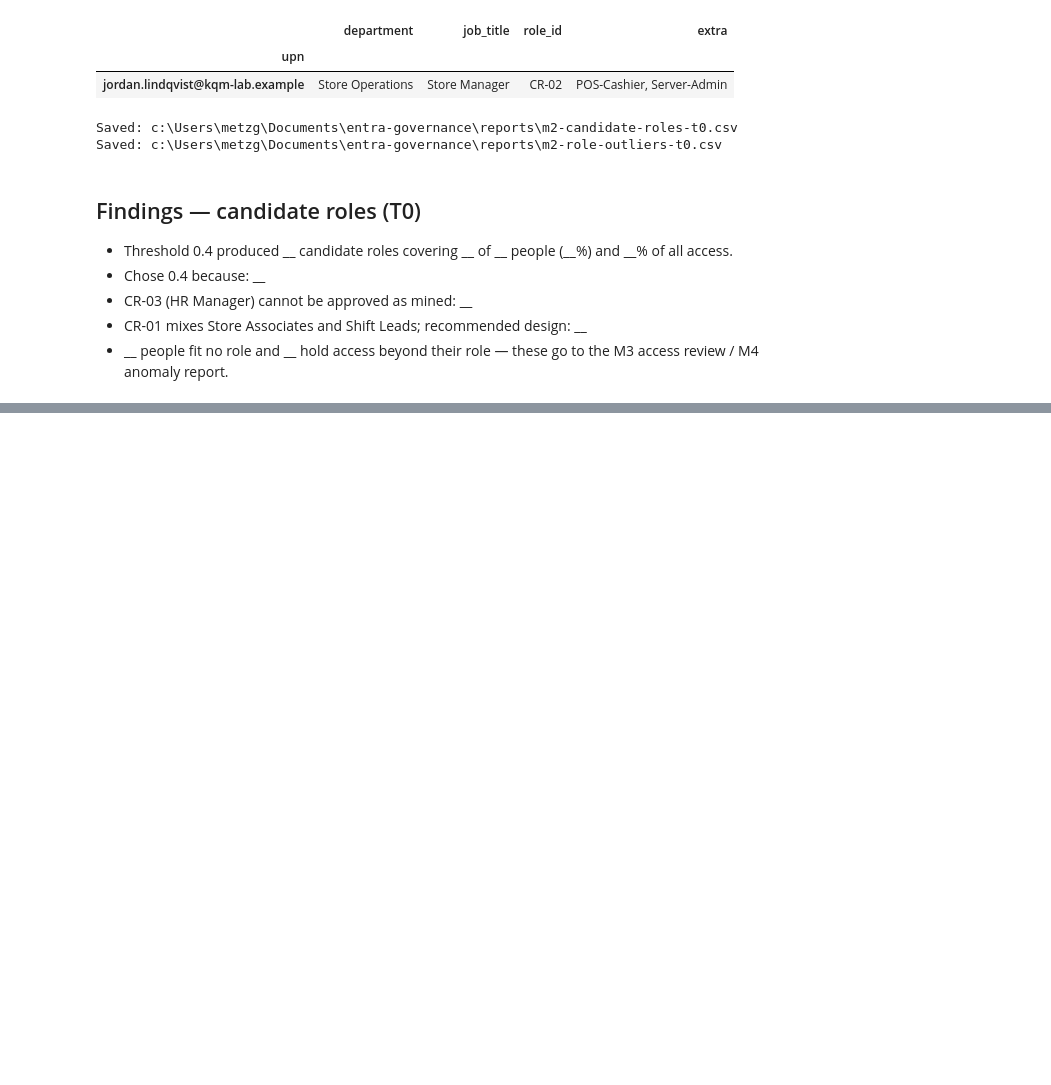
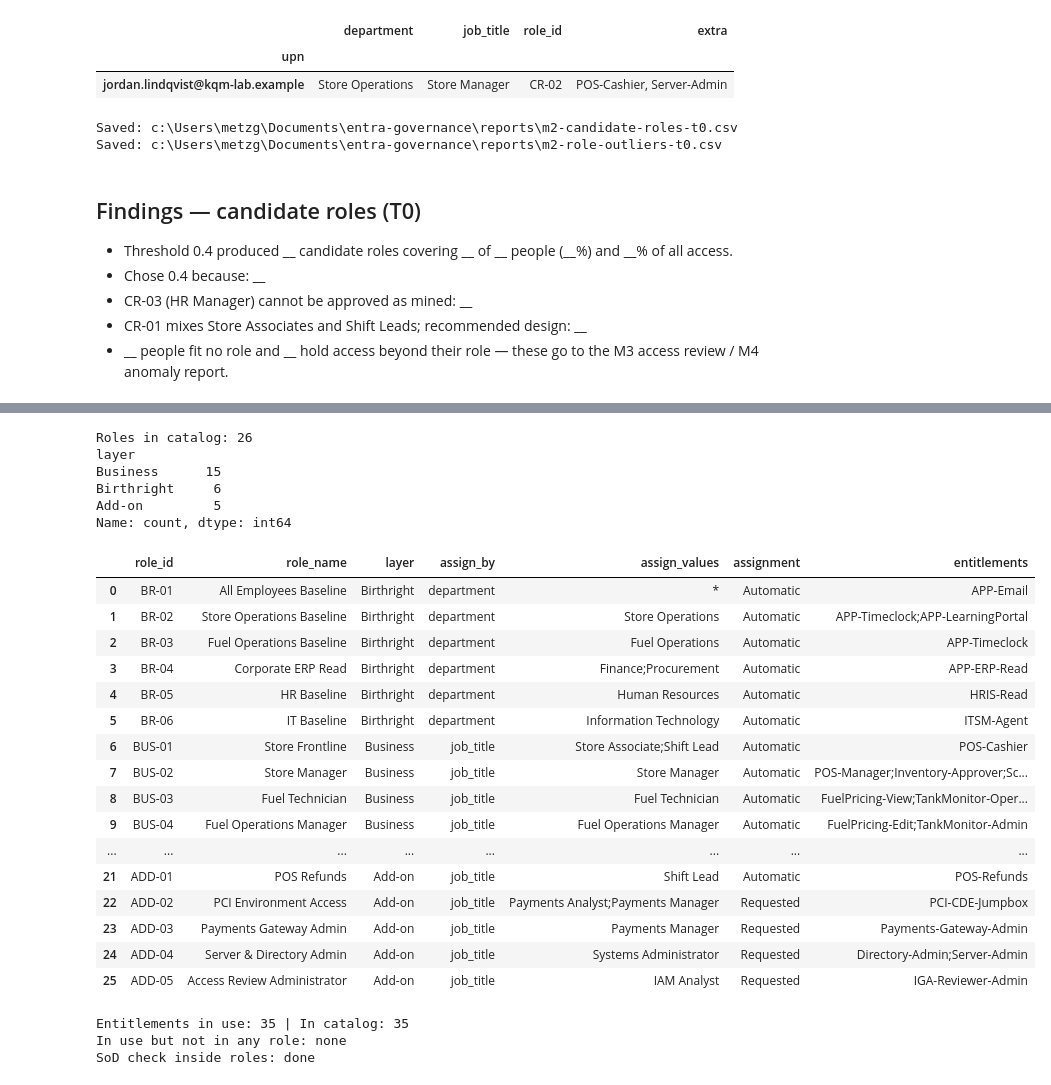
Before and after one commit to Connor-Metzger/entra-governance, a Jupyter notebook: notebooks/role_mining.ipynb, the cells around one changed output, grey strips where cells are left out. Cells and saved outputs as stored; diff of their text form; code cells hidden in the pictures; blank space fills up the shorter version.

Commit message:
M2.3a: layered role catalog tested vs T0 - 86.9% explained, SoD 22 to 0, 83.6% fewer decisions

```diff
--- a/notebooks/role_mining.ipynb
+++ b/notebooks/role_mining.ipynb
@@ -379,0 +384,46 @@ Saved: c:\Users\metzg\Documents\entra-governance\reports\m2-role-outliers-t0.csv
+# %%
+catalog = pd.read_csv(ROOT / "data" / "role_catalog_design.csv")
+catalog["entitlement_list"] = catalog["entitlements"].str.split(";")
+catalog["value_list"] = catalog["assign_values"].str.split(";")
+print("Roles in catalog:", len(catalog))
+print(catalog["layer"].value_counts())
+catalog[["role_id", "role_name", "layer", "assign_by", "assign_values", "assignment", "entitlements"]]
+# %% [output]
+Roles in catalog: 26
+layer
+Business      15
+Birthright     6
+Add-on         5
+Name: count, dtype: int64
+|  | role_id | role_name | layer | assign_by | assign_values | assignment | entitlements |
+| 0 | BR-01 | All Employees Baseline | Birthright | department | * | Automatic | APP-Email |
+| 1 | BR-02 | Store Operations Baseline | Birthright | department | Store Operations | Automatic | APP-Timeclock;APP-LearningPortal |
+| 2 | BR-03 | Fuel Operations Baseline | Birthright | department | Fuel Operations | Automatic | APP-Timeclock |
+| 3 | BR-04 | Corporate ERP Read | Birthright | department | Finance;Procurement | Automatic | APP-ERP-Read |
+| 4 | BR-05 | HR Baseline | Birthright | department | Human Resources | Automatic | HRIS-Read |
+| 5 | BR-06 | IT Baseline | Birthright | department | Information Technology | Automatic | ITSM-Agent |
+| 6 | BUS-01 | Store Frontline | Business | job_title | Store Associate;Shift Lead | Automatic | POS-Cashier |
+| 7 | BUS-02 | Store Manager | Business | job_title | Store Manager | Automatic | POS-Manager;Inventory-Approver;Sc... |
+| 8 | BUS-03 | Fuel Technician | Business | job_title | Fuel Technician | Automatic | FuelPricing-View;TankMonitor-Oper... |
+| 9 | BUS-04 | Fuel Operations Manager | Business | job_title | Fuel Operations Manager | Automatic | FuelPricing-Edit;TankMonitor-Admin |
+| ... | ... | ... | ... | ... | ... | ... | ... |
+| 21 | ADD-01 | POS Refunds | Add-on | job_title | Shift Lead | Automatic | POS-Refunds |
+| 22 | ADD-02 | PCI Environment Access | Add-on | job_title | Payments Analyst;Payments Manager | Requested | PCI-CDE-Jumpbox |
+| 23 | ADD-03 | Payments Gateway Admin | Add-on | job_title | Payments Manager | Requested | Payments-Gateway-Admin |
+| 24 | ADD-04 | Server & Directory Admin | Add-on | job_title | Systems Administrator | Requested | Directory-Admin;Server-Admin |
+| 25 | ADD-05 | Access Review Administrator | Add-on | job_title | IAM Analyst | Requested | IGA-Reviewer-Admin |
+# %%
+in_catalog = set(e for ents in catalog["entitlement_list"] for e in ents)
+missing = sorted(set(matrix.columns) - in_catalog)
+print("Entitlements in use:", matrix.shape[1], "| In catalog:", len(in_catalog))
+print("In use but not in any role:", missing if missing else "none")
+sod = pd.read_csv(DATA / "sod_rules.csv")
+for _, role in catalog.iterrows():
+    for _, rule in sod.iterrows():
+        if {rule["entitlement_a"], rule["entitlement_b"]} <= set(role["entitlement_list"]):
+            print("SoD conflict inside", role["role_id"], "-", rule["description"])
+print("SoD check inside roles: done")
+# %% [output]
+Entitlements in use: 35 | In catalog: 35
+In use but not in any role: none
+SoD check inside roles: done
```
Also changed, not shown: parts of 8 cells of this notebook, 4 other files.
